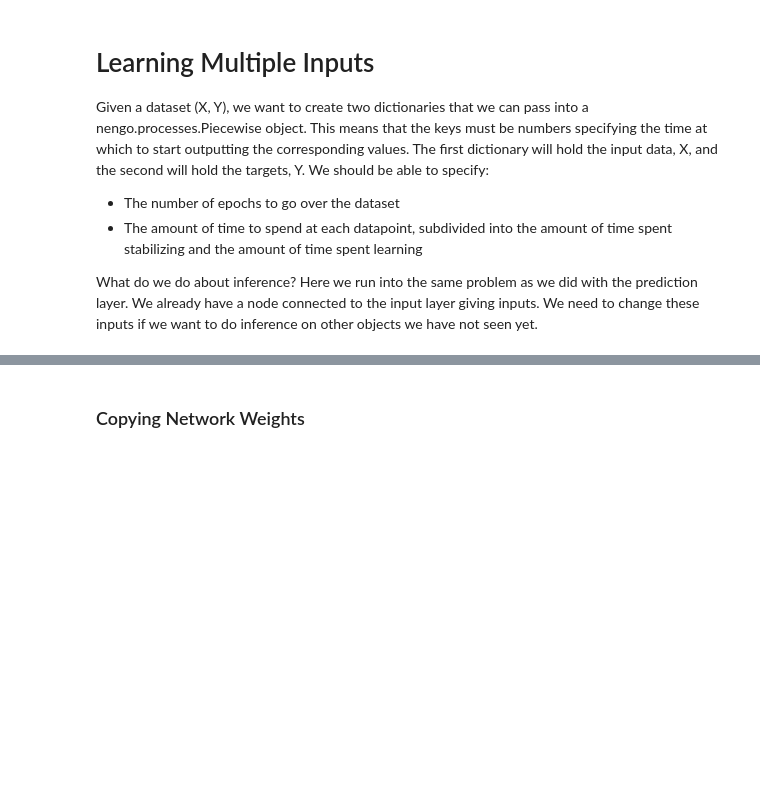
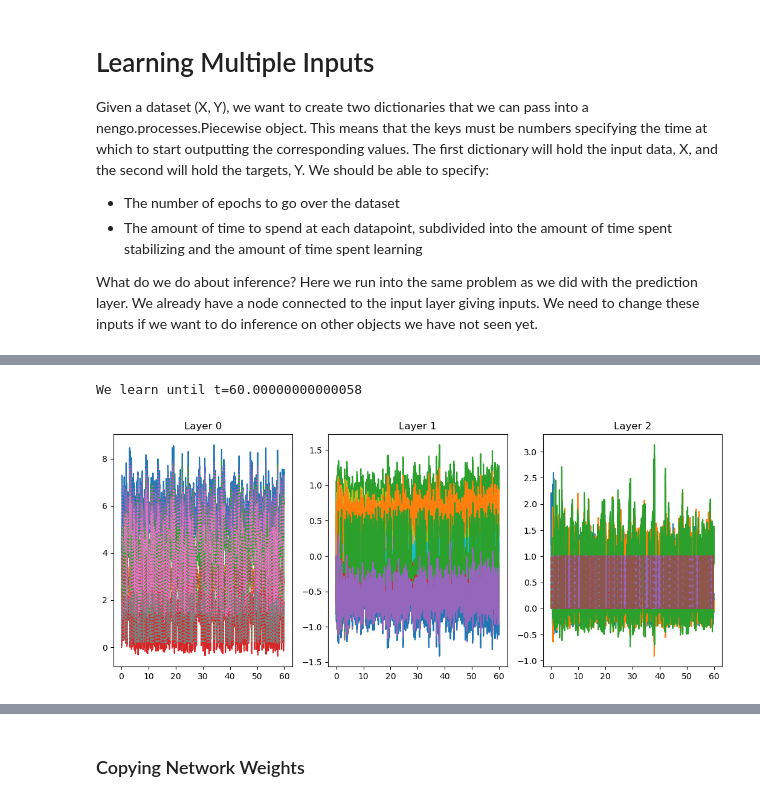
Before and after one commit to jorchard/pc_nengo, a Jupyter notebook: predictive_coding.ipynb, the cells around one changed output, grey strips where cells are left out. Saved outputs shown, nothing was run; the diff lists cells and outputs as text; code cells hidden in the pictures; blank space fills up the shorter version.

Commit message:
Train PC network on iris dataset and compared to baseline

```diff
--- a/predictive_coding.ipynb
+++ b/predictive_coding.ipynb
@@ -608,3 +613,9 @@ def test_network(sim, pc_net, num_predictions, inf_time, output_probe):
+# %%
+enc = OneHotEncoder()
+y_data = enc.fit_transform(y_data).toarray()
+# %%
+#define data
+x_train, x_test, y_train, y_test = train_test_split(x_data, y_data, test_size=0.2, shuffle=True)
 # %%
 with nengo.Network() as net:
     tau = 0.01
@@ -614,11 +625,21 @@ with nengo.Network() as net:
     net.config[nengo.Connection].synapse = tau
     net.config[nengo.Probe].synapse = 0
 
+    epochs = 5
+    stab_time = 0
+    learn_time = 0.1
+    shuffle = True
+    inf_time = 1
+    #define data
+    x_input, y_input, learn_until = create_learning_inputs(x_train, y_train, epochs, stab_time, learn_time, shuffle)
+    #add testing phase
+    add_inference_inputs(x_test, y_test, x_input, y_input, inf_time=inf_time, t=learn_until)
+
     stim = nengo.Node(nengo.processes.Piecewise(x_input))   # sensory (bottom layer)
     pred = nengo.Node(nengo.processes.Piecewise(y_input))  # percept (top layer)
 
     # PC layers
-    PC_net = PCNetwork(n_nodes=[2, 10, 2], tau_learn=0.1, symmetric=True, activation=, learn_until=learn_until)
+    PC_net = PCNetwork(n_nodes=[4, 25, 3], tau_learn=0.1, symmetric=True, activation=["tanh", "LeakyReLU"], learn_until=learn_until)
     PC_net.connect_input(stim=stim)
     PC_net.connect_output(pred)
 
@@ -631,3 +652,5 @@ with nengo.Network() as net:
     p_pred = nengo.Probe(pred)
 
     val_probes, err_probes = PC_net.get_probes()
+
+sim = nengo.Simulator(net)
@@ -633,0 +659,2 @@ with nengo.Network() as net:
+# %%
+train_network(sim, PC_net, stab_time, learn_time, learn_until)
@@ -633,0 +663,21 @@ with nengo.Network() as net:
+# %%
+print(f"We learn until t={learn_until}")
+
+n_layers = len(PC_net.layers)
+
+fig, ax = plt.subplots(nrows=1, ncols=n_layers, figsize=(13,5))
+
+idx = [0, 4000]
+idx = [7000, 10000]
+#idx = [18000, 20000]
+idx = [0, len(sim.trange())]
+tt = sim.trange()[idx[0]:idx[1]]
+
+for k in range(n_layers):
+    ax[k].plot(tt, sim.data[val_probes[k]][idx[0]:idx[1]]); ax[k].set_title(f'Layer {k}');
+
+ax[0].plot(tt, sim.data[p_stim][idx[0]:idx[1]], ':', label="Stim");
+ax[-1].plot(tt, sim.data[p_pred][idx[0]:idx[1]], '--', label="Pred");
+# %% [output]
+We learn until t=60.00000000000058
+[figure, added]
```
Also changed, not shown: parts of 18 cells of this notebook, 1 other file.
